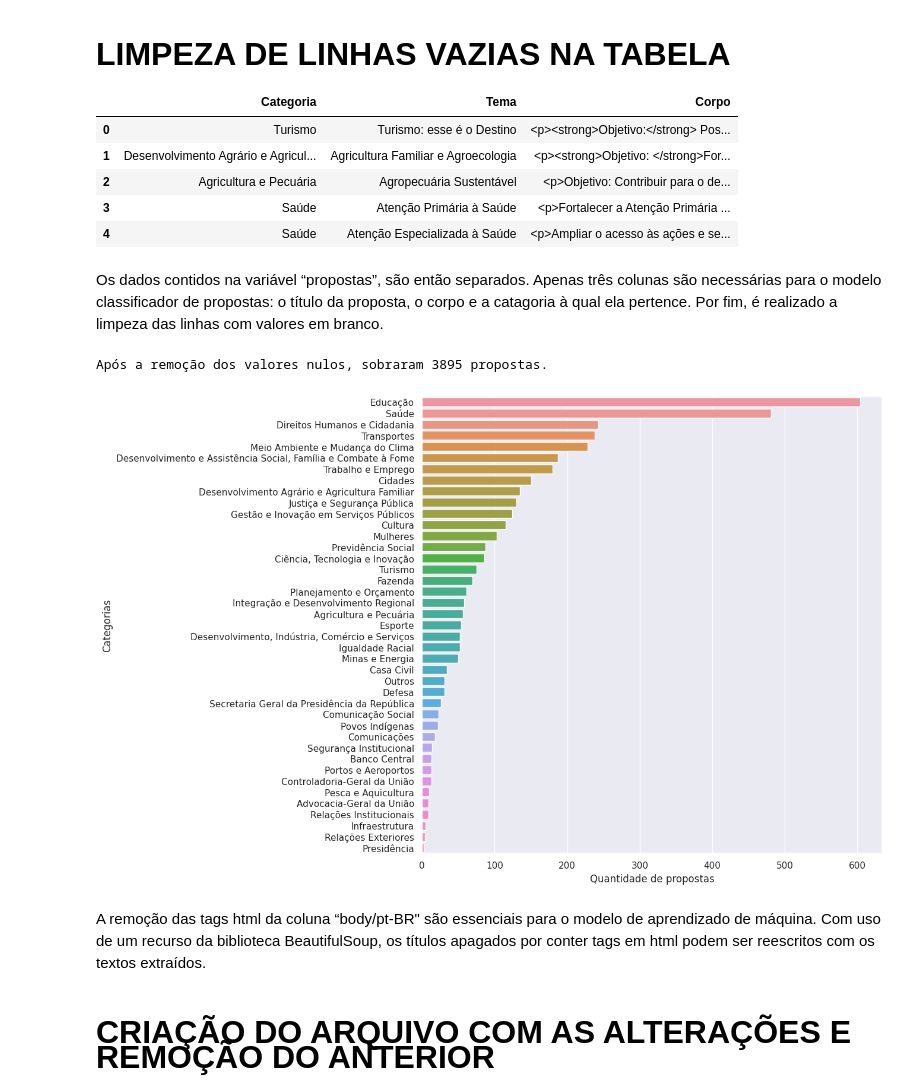
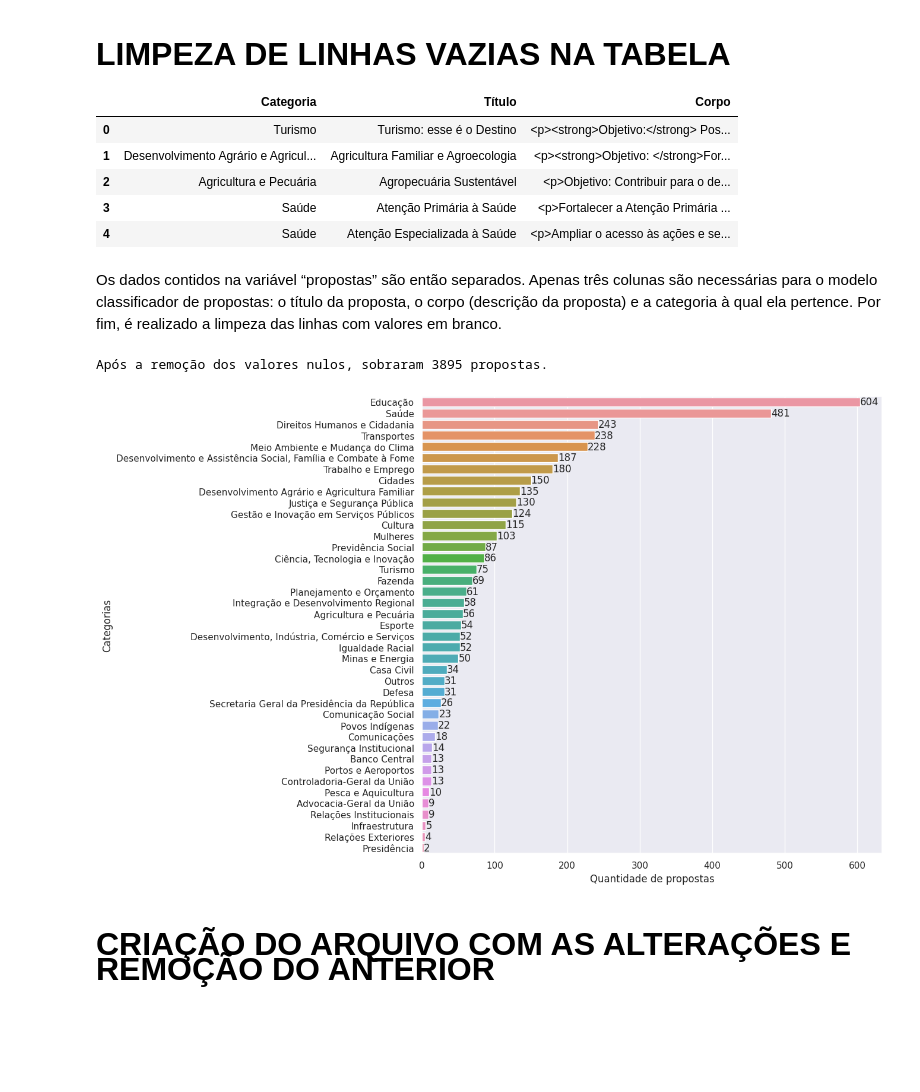
Before and after one commit to ResidenciaTICBrisa/BP-Classificador-de-Propostas, a Jupyter notebook: processo_de_desenvolvimento.ipynb, the cells around one changed output. Drawn from its saved outputs; the diff is of its cells as text; code cells hidden in the pictures; blank space fills up the shorter version.

Commit message:
Some corrections on Pipeline Notebook
O Notebook do Pipeline foi revisado mais uma vez para manter as informações coesas.

```diff
--- a/processo_de_desenvolvimento.ipynb
+++ b/processo_de_desenvolvimento.ipynb
@@ -81,22 +84,22 @@ Perceba que existem muitos dados nulos (`NaN`) e muitas colunas desnecessárias
 # %%
 # Seleciona apenas as colunas importantes
 propostas = pd.DataFrame(propostas, columns=['category/name/pt-BR','title/pt-BR','body/pt-BR'])
-propostas.rename(columns={'category/name/pt-BR': 'Categoria', 'title/pt-BR': 'Tema', 'body/pt-BR': 'Corpo'}, inplace=True)
+propostas.rename(columns={'category/name/pt-BR': 'Categoria', 'title/pt-BR': 'Título', 'body/pt-BR': 'Corpo'}, inplace=True)
 
 # Retira as linhas que estao vazias
 propostas = propostas.dropna()
-propostas.drop(propostas[propostas['Tema'] == 'Tema '].index, inplace=True)  # Removendo coluna "Tema "
+propostas.drop(propostas[propostas['Título'] == 'Tema '].index, inplace=True)  # Removendo coluna "Tema "
 
-propostas.head()
+propostas.head()  # Impressão das cinco primeiras linhas de propostas
 # %% [output]
-|  | Categoria | Tema | Corpo |
+|  | Categoria | Título | Corpo |
 | 0 | Turismo | Turismo: esse é o Destino | <p><strong>Objetivo:</strong> Pos... |
 | 1 | Desenvolvimento Agrário e Agricul... | Agricultura Familiar e Agroecologia | <p><strong>Objetivo: </strong>For... |
 | 2 | Agricultura e Pecuária | Agropecuária Sustentável | <p>Objetivo: Contribuir para o de... |
 | 3 | Saúde | Atenção Primária à Saúde | <p>Fortalecer a Atenção Primária ... |
 | 4 | Saúde | Atenção Especializada à Saúde | <p>Ampliar o acesso às ações e se... |
 # %% [markdown]
-Os dados contidos na variável “propostas”, são então separados. Apenas três colunas são necessárias para o modelo classificador de propostas: o título da proposta, o corpo e a catagoria à qual ela pertence. Por fim, é realizado a limpeza das linhas com valores em branco.
+Os dados contidos na variável “propostas” são então separados. Apenas três colunas são necessárias para o modelo classificador de propostas: o título da proposta, o corpo (descrição da proposta) e a categoria à qual ela pertence. Por fim, é realizado a limpeza das linhas com valores em branco.
 # %%
 print(f'Após a remoção dos valores nulos, sobraram {len(propostas)} propostas.')
 # %% [output]
@@ -104,18 +107,18 @@ Após a remoção dos valores nulos, sobraram 3895 propostas.
 # %%
 # Biblioteca pra visualização de gráficos
 import seaborn as sns
 
 sns.set(font_scale=1.0) # Definindo tamanho da fonte
 counts = propostas.groupby(["Categoria"])["Categoria"].count()  # Contando valores por categoria
 counts.sort_values(ascending=False, inplace=True) # Ordenando valores
 
 ax = sns.barplot(y=counts.index, x=counts)  # Criando gráfico
-ax.set(xlabel='Quantidade de propostas', ylabel='Categorias')
-ax.figure.set_size_inches(10, 10)
+ax.set(xlabel='Quantidade de propostas', ylabel='Categorias') # Labels do gráfico
+for i in ax.containers: # Valores das barras
+    ax.bar_label(i,)
+ax.figure.set_size_inches(10, 10) # Definição do tamanho do gráfico
 # %% [output]
-[figure, old version]
+[figure, new version]
-# %% [markdown]
-A remoção das tags html  da coluna “body/pt-BR" são essenciais para o modelo de aprendizado de máquina. Com uso de um recurso da biblioteca BeautifulSoup, os títulos apagados por conter tags em html podem ser reescritos com os textos extraídos.
 # %% [markdown]
 <h3 style="font-size:2rem;">CRIAÇÃO DO ARQUIVO COM AS ALTERAÇÕES E REMOÇÃO DO ANTERIOR</h3>
 # %%
```
Also changed, not shown: parts of 7 cells of this notebook.
